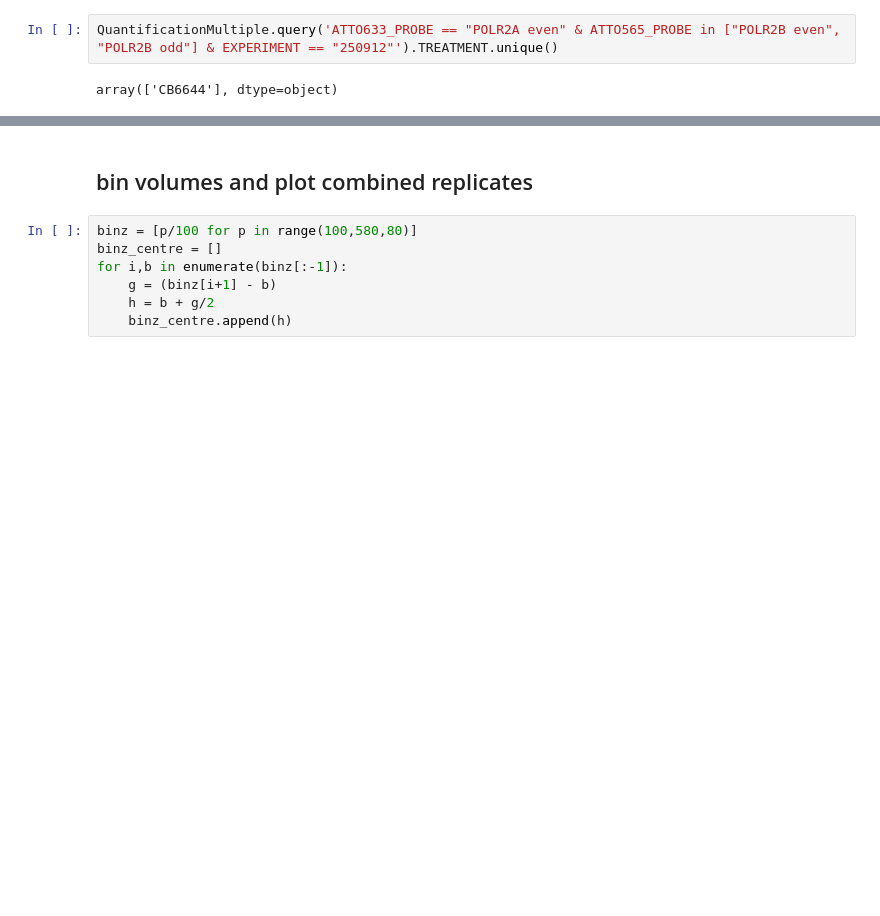
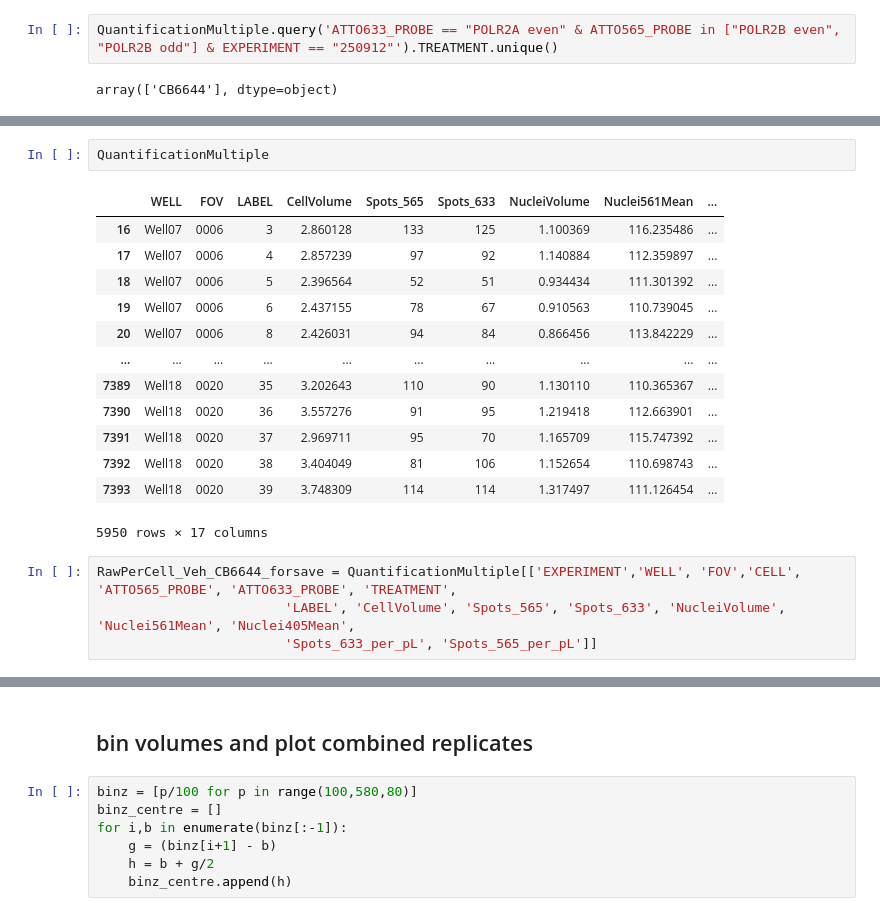
Before and after one commit to berrygroup/publications, a Jupyter notebook: 2026_POLR2A_homeostasis/Imaging/NikonSpinningDisk/mACmChPOLR2A_smFISH/smFISH_CB6644_AZD4573_triptolide.ipynb, the cells around one changed output, grey strips where cells are left out. Drawn from its saved outputs; the diff is of its cells as text; blank space fills up the shorter version.

```diff
--- a/2026_POLR2A_homeostasis/Imaging/NikonSpinningDisk/mACmChPOLR2A_smFISH/smFISH_CB6644_AZD4573_triptolide.ipynb
+++ b/2026_POLR2A_homeostasis/Imaging/NikonSpinningDisk/mACmChPOLR2A_smFISH/smFISH_CB6644_AZD4573_triptolide.ipynb
@@ -343,0 +344,20 @@ plt.savefig('POLR2A_POLR2B_CB6644_3repeats.svg')
+# %%
+QuantificationMultiple
+# %% [output]
+|  | WELL | FOV | LABEL | CellVolume | Spots_565 | Spots_633 | NucleiVolume | Nuclei561Mean | ... |
+| 16 | Well07 | 0006 | 3 | 2.860128 | 133 | 125 | 1.100369 | 116.235486 | ... |
+| 17 | Well07 | 0006 | 4 | 2.857239 | 97 | 92 | 1.140884 | 112.359897 | ... |
+| 18 | Well07 | 0006 | 5 | 2.396564 | 52 | 51 | 0.934434 | 111.301392 | ... |
+| 19 | Well07 | 0006 | 6 | 2.437155 | 78 | 67 | 0.910563 | 110.739045 | ... |
+| 20 | Well07 | 0006 | 8 | 2.426031 | 94 | 84 | 0.866456 | 113.842229 | ... |
+| ... | ... | ... | ... | ... | ... | ... | ... | ... | ... |
+| 7389 | Well18 | 0020 | 35 | 3.202643 | 110 | 90 | 1.130110 | 110.365367 | ... |
+| 7390 | Well18 | 0020 | 36 | 3.557276 | 91 | 95 | 1.219418 | 112.663901 | ... |
+| 7391 | Well18 | 0020 | 37 | 2.969711 | 95 | 70 | 1.165709 | 115.747392 | ... |
+| 7392 | Well18 | 0020 | 38 | 3.404049 | 81 | 106 | 1.152654 | 110.698743 | ... |
+| 7393 | Well18 | 0020 | 39 | 3.748309 | 114 | 114 | 1.317497 | 111.126454 | ... |
+5950 rows × 17 columns
+# %%
+RawPerCell_Veh_CB6644_forsave = QuantificationMultiple[['EXPERIMENT','WELL', 'FOV','CELL', 'ATTO565_PROBE', 'ATTO633_PROBE', 'TREATMENT',
+                        'LABEL', 'CellVolume', 'Spots_565', 'Spots_633', 'NucleiVolume', 'Nuclei561Mean', 'Nuclei405Mean',
+                        'Spots_633_per_pL', 'Spots_565_per_pL']]
```
Also changed, not shown: parts of 12 cells of this notebook, 7 other files.
